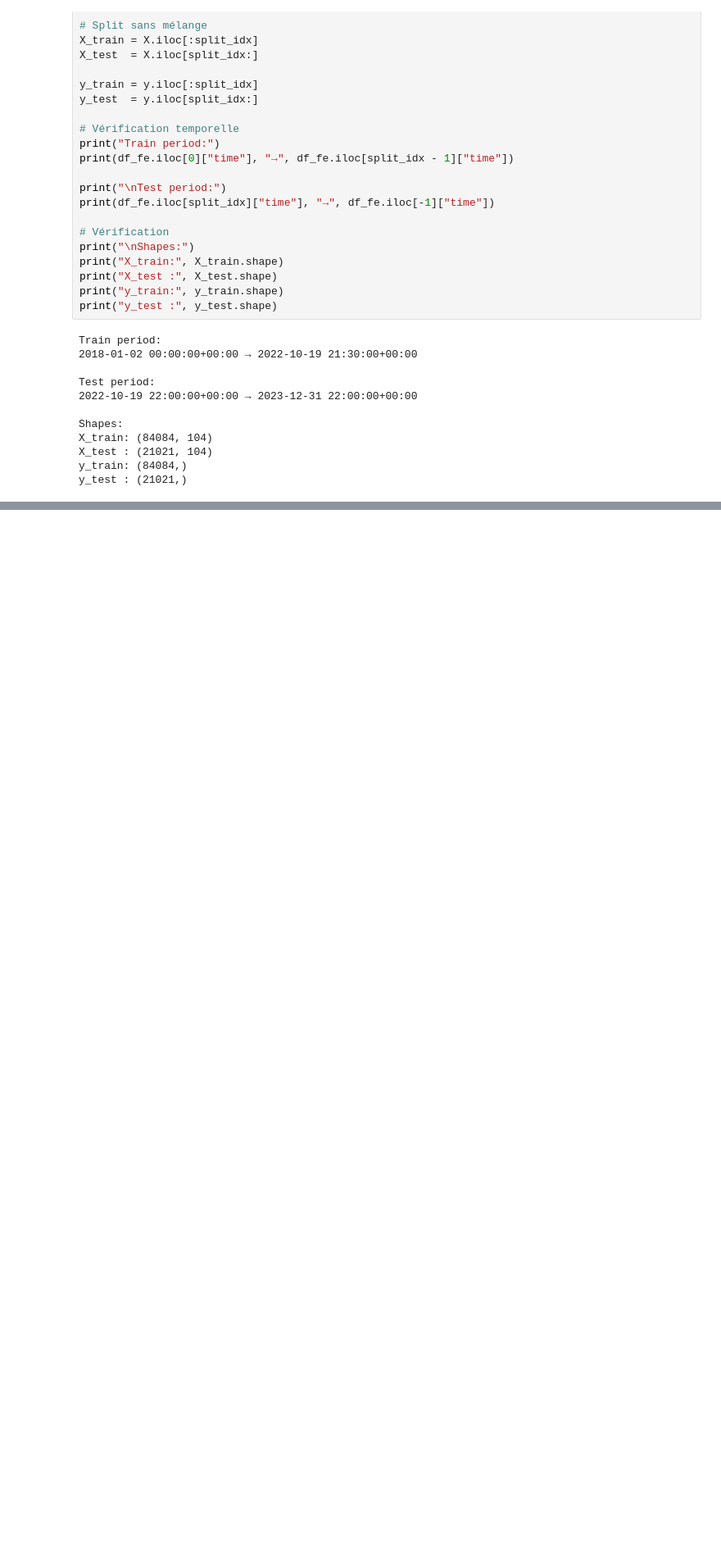
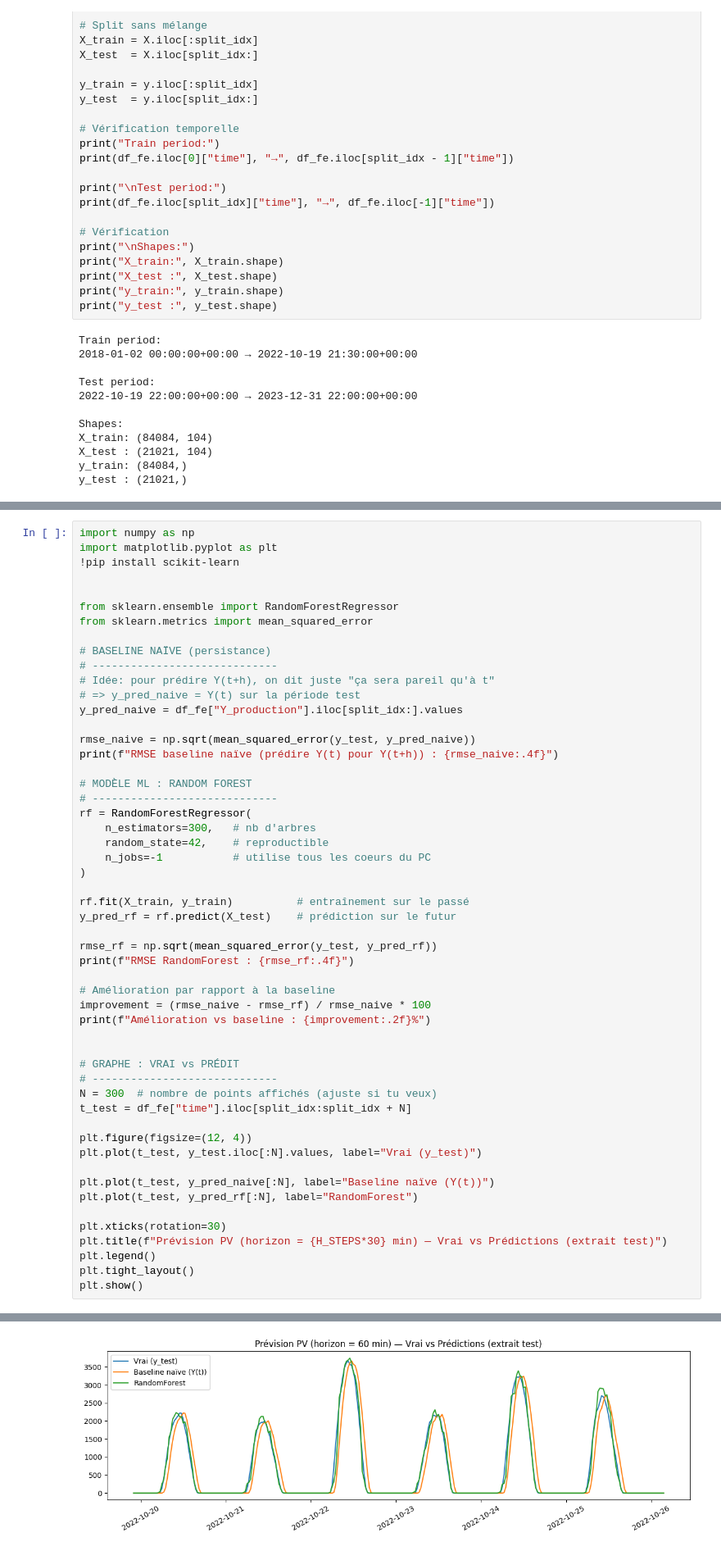
Before and after one commit to IshaghCheikh/PythonProject, a Jupyter notebook: main.ipynb, the cells around one changed output, grey strips where cells are left out. Shown at 82% size. Saved outputs shown, nothing was run; the diff lists cells and outputs as text; blank space fills up the shorter version.

Commit message:
baseline naive + RANDOM FOREST résultat très amélioré

```diff
--- a/main.ipynb
+++ b/main.ipynb
@@ -581,0 +584,54 @@ y_test : (21021,)
+# %%
+import numpy as np
+import matplotlib.pyplot as plt
+!pip install scikit-learn
+
+
+from sklearn.ensemble import RandomForestRegressor
+from sklearn.metrics import mean_squared_error
+
+# BASELINE NAÏVE (persistance)
+# -----------------------------
+# Idée: pour prédire Y(t+h), on dit juste "ça sera pareil qu'à t"
+# => y_pred_naive = Y(t) sur la période test
+y_pred_naive = df_fe["Y_production"].iloc[split_idx:].values
+
+rmse_naive = np.sqrt(mean_squared_error(y_test, y_pred_naive))
+print(f"RMSE baseline naïve (prédire Y(t) pour Y(t+h)) : {rmse_naive:.4f}")
+
+# MODÈLE ML : RANDOM FOREST
+# -----------------------------
+rf = RandomForestRegressor(
+    n_estimators=300,   # nb d'arbres
+    random_state=42,    # reproductible
+    n_jobs=-1           # utilise tous les coeurs du PC
+)
+
+rf.fit(X_train, y_train)          # entraînement sur le passé
+y_pred_rf = rf.predict(X_test)    # prédiction sur le futur
+
+rmse_rf = np.sqrt(mean_squared_error(y_test, y_pred_rf))
+print(f"RMSE RandomForest : {rmse_rf:.4f}")
+
+# Amélioration par rapport à la baseline
+improvement = (rmse_naive - rmse_rf) / rmse_naive * 100
+print(f"Amélioration vs baseline : {improvement:.2f}%")
+
+
+# GRAPHE : VRAI vs PRÉDIT
+# -----------------------------
+N = 300  # nombre de points affichés (ajuste si tu veux)
+t_test = df_fe["time"].iloc[split_idx:split_idx + N]
+
+plt.figure(figsize=(12, 4))
+plt.plot(t_test, y_test.iloc[:N].values, label="Vrai (y_test)")
+
+plt.plot(t_test, y_pred_naive[:N], label="Baseline naïve (Y(t))")
+plt.plot(t_test, y_pred_rf[:N], label="RandomForest")
+
+plt.xticks(rotation=30)
+plt.title(f"Prévision PV (horizon = {H_STEPS*30} min) — Vrai vs Prédictions (extrait test)")
+plt.legend()
+plt.tight_layout()
+plt.show()
+# %% [output]
@@ -581,0 +646 @@ y_test : (21021,)
+[figure, added]
```
Also changed, not shown: parts of 3 cells of this notebook.
